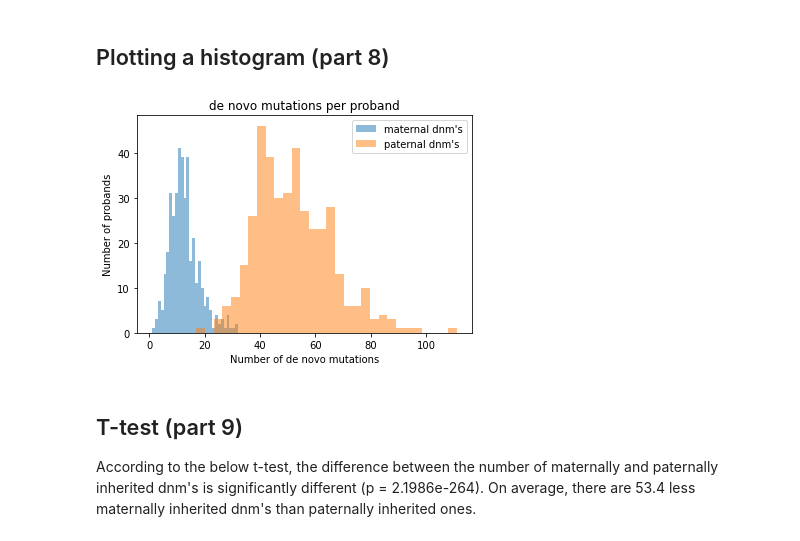
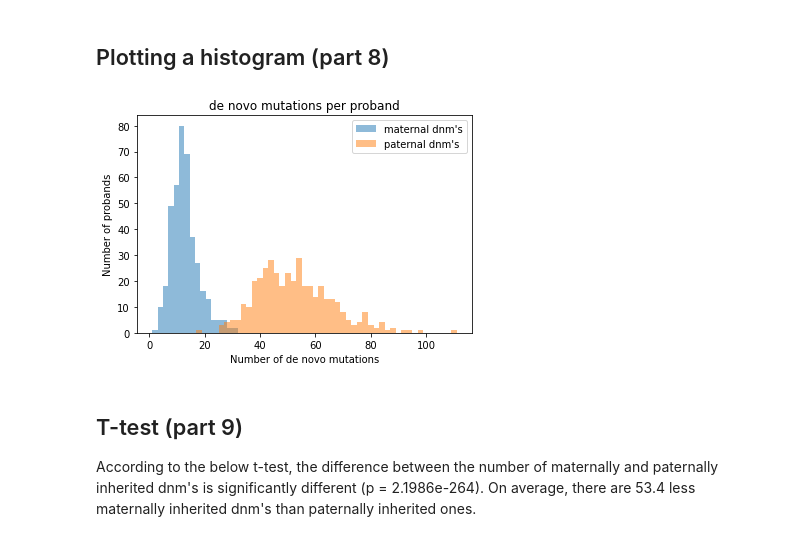
Before and after one commit to bdavi119/qbb2021-answers, a Jupyter notebook: day4-evening/mutations_hw.ipynb, the cells around one changed output. Cells and saved outputs as stored; diff of their text form; code cells hidden in the pictures.

```diff
--- a/day4-evening/mutations_hw.ipynb
+++ b/day4-evening/mutations_hw.ipynb
@@ -196,16 +196,25 @@ dtype: float64
 # %% [markdown]
 ## Plotting a histogram (part 8)
 # %%
+mat_data = df.loc[:, 'mat_dnm']
+pat_data = df.loc[:, 'pat_dnm']
+
+# Algorithm for setting width found on
+# https://www.kite.com/python/answers/how-to-set-the-bin-size-of-a-matplotlib-histogram-in-python
+width = 2
+mat_bins = int(np.ceil((mat_data.max() - mat_data.min()) / width))
+pat_bins = int(np.ceil((pat_data.max() - pat_data.min()) / width))
+
 fig, ax = plt.subplots()
-ax.hist(df.loc[:, 'mat_dnm'], bins=30, alpha=0.5, label="maternal dnm's")
-ax.hist(df.loc[:, 'pat_dnm'], bins=30, alpha=0.5, label="paternal dnm's")
+ax.hist(mat_data, bins=mat_bins, alpha=0.5, label="maternal dnm's")
+ax.hist(pat_data, bins=pat_bins, alpha=0.5, label="paternal dnm's")
 plt.legend()
 ax.set_title('de novo mutations per proband')
 ax.set_xlabel('Number of de novo mutations')
 ax.set_ylabel('Number of probands')
 plt.show()
 # %% [output]
-[figure, old version]
+[figure, new version]
 # %% [markdown]
 ## T-test (part 9)
 According to the below t-test, the difference between the number of maternally and paternally inherited dnm's is significantly different (p = 2.1986e-264). On average, there are 53.4 less maternally inherited dnm's than paternally inherited ones.
```
Also changed, not shown: parts of 7 cells of this notebook, 1 other file.
